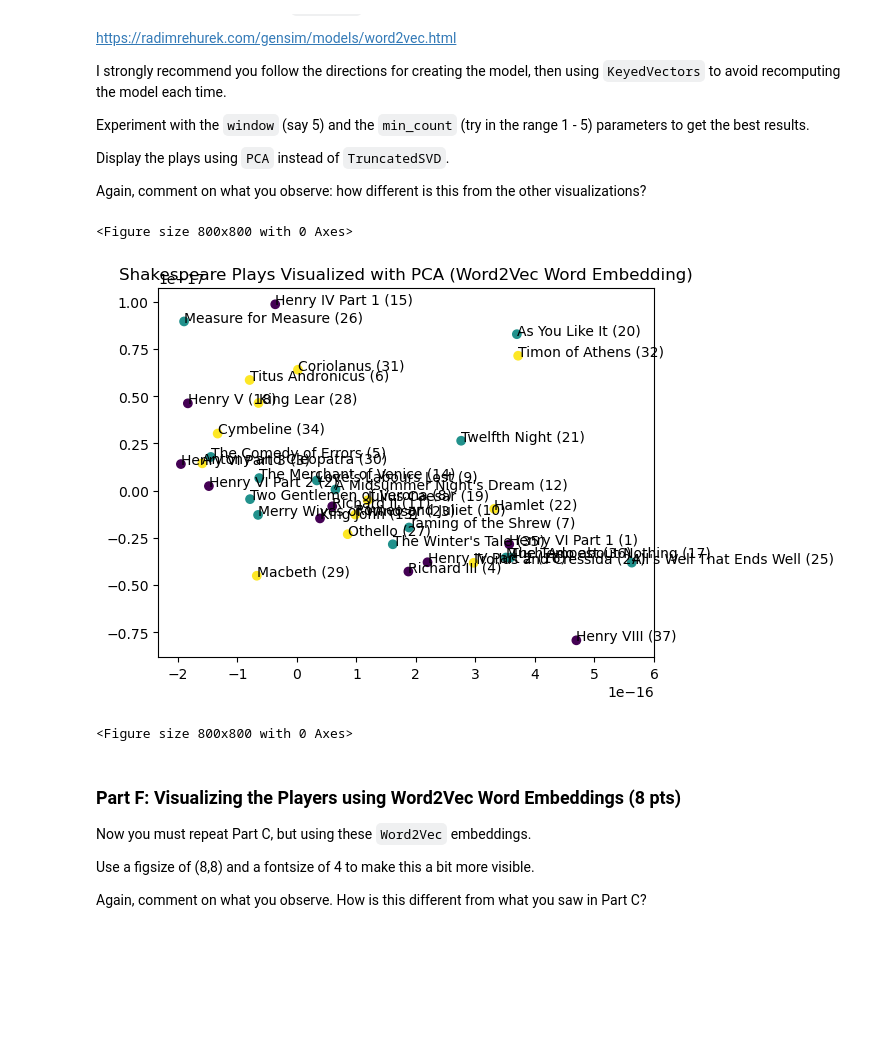
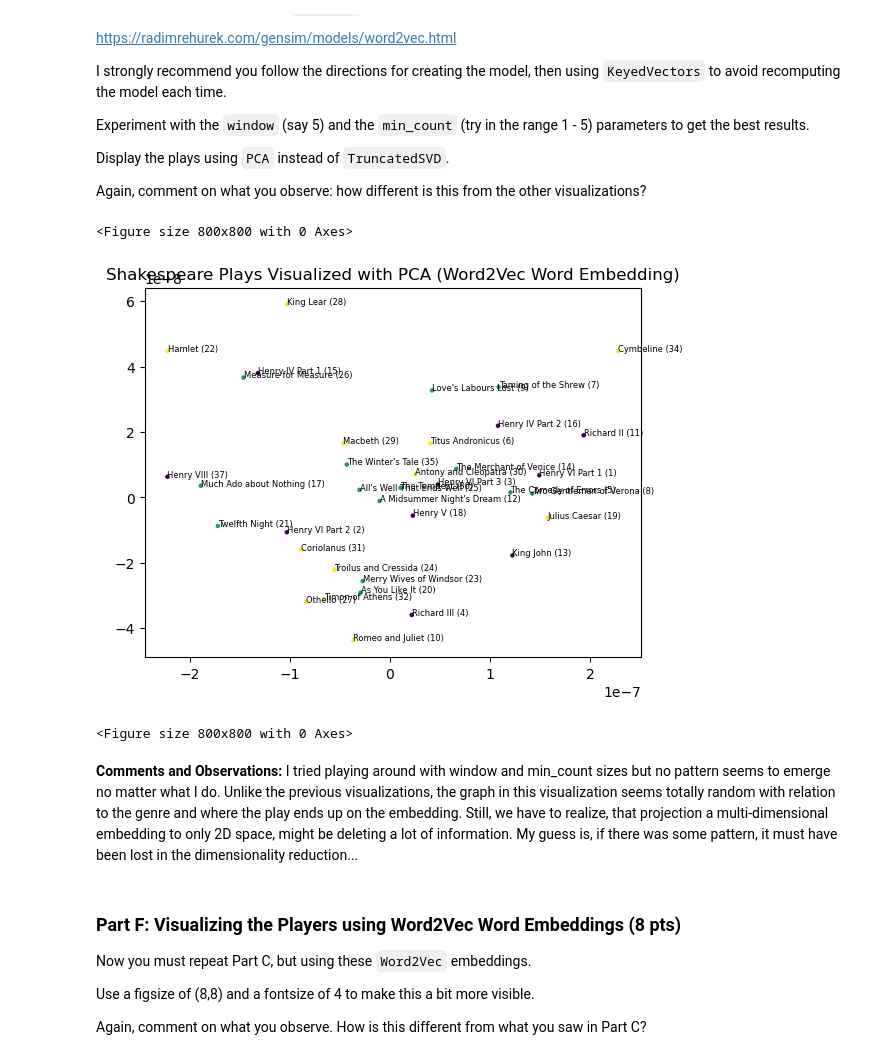
Before and after one commit to Aseeef/NLP-Classification-HW4, a Jupyter notebook: HW04.ipynb, the cells around one changed output. Drawn from its saved outputs; the diff is of its cells as text; code cells hidden in the pictures; blank space fills up the shorter version.

```diff
--- a/HW04.ipynb
+++ b/HW04.ipynb
@@ -379,16 +395,18 @@ for play in cleaned_play_lines_dict:
 # convert each play into a row vector by averaging term frequencies
 word_embedded_matrix_list = []
 for play in play_word_freq_dict:
-    word_freq_dict = play_word_freq_dict[play] # a dict of the CURRENT play
+    word_freq_dict_current_play = play_word_freq_dict[play] # a dict of the CURRENT play
     word_to_avg = {}
-    for word in word_freq_dict:
+    for word in all_words:
         cnt = 0
-        for neighbor_word in word_freq_dict[word]:
-            cnt += word_freq_dict[word][neighbor_word]
-        cnt /= len(word_freq_dict) # divide by the total number of words across the CURRENT play
-        word_to_avg[word] = cnt
+        for neighbor_word in word_freq_dict_current_play[word]:
+            cnt += word_freq_dict_current_play[word][neighbor_word]
+        cnt /= len(word_freq_dict_current_play) # divide by the total number of words across the CURRENT play
+        word_to_avg[word] = cnt # words not in this play will have a count of 0
     row_vector = list(word_to_avg.values())
-    assert len(row_vector) == len(all_words) # the length of this row vector should be the same as the total num of words
+    # make sure the length of this row vector should be the same as the total num of words
+    # if its not we are doing something wrong and won't be able to combine these into a matrix
+    assert len(row_vector) == len(all_words)
     word_embedded_matrix_list += [row_vector]
 # convert the 2d list into a real matrix
 word_embedded_matrix = np.array(word_embedded_matrix_list)
@@ -402,9 +420,9 @@ else:
 # %%
 plt.title("Shakespeare Plays Visualized with PCA (DYI Word Embedding)")
 X, Y = (truncated_matrix_word_embeddings[:,0], truncated_matrix_word_embeddings[:,1])
-plt.scatter(X, Y, c=play_genre_as_numbers)
+plt.scatter(X, Y, c=play_genre_as_numbers, s=5)
 for play,i in zip(play_lines_dict.keys(), range(len(play_lines_dict.keys()))):
-    plt.annotate(F"{play} ({play_chronological[i]})", xy=(X[i], Y[i]))
+    plt.annotate(F"{play} ({play_chronological[i]})", xy=(X[i], Y[i]), fontsize=6)
 plt.figure(figsize=(8, 8))
 # %% [output]
 <Figure size 800x800 with 0 Axes>
@@ -434,17 +452,19 @@ Again, comment on what you observe: how different is this from the other visuali
 # %%
 from gensim.models import Word2Vec, KeyedVectors
 
-GENERATE_NEW_MODEL_EVERY_TIME = False
+# a control variable to avoid regenerating the model on every run
+GENERATE_NEW_MODEL_EVERY_TIME = True
+
 play_to_models = {}
 
-for play in cleaned_play_lines_dict: #TODO: used the "cleaned" lines or not? Yes, use spacy but tell what you did
+for play in cleaned_play_lines_dict:
     try:
         if GENERATE_NEW_MODEL_EVERY_TIME:
             raise FileNotFoundError # manually trigger the error to generate new stuff
         wv_model = KeyedVectors.load(F"models/plays/{play}.wv", mmap='r')
     except FileNotFoundError:
         split_string_sentences = [sentence.split(' ') for sentence in cleaned_play_lines_dict[play]]
-        model = Word2Vec(sentences=split_string_sentences, window=5, min_count=3, workers=6)
+        model = Word2Vec(sentences=split_string_sentences, window=3, min_count=2)
         wv_model = model.wv
         wv_model.save(F"models/plays/{play}.wv")
     play_to_models[play] = wv_model
@@ -452,23 +472,26 @@ for play in cleaned_play_lines_dict: #TODO: used the "cleaned" lines or not? Yes
 full_word2vec_play_matrix = []
 for play in cleaned_play_lines_dict:
     key_vec: KeyedVectors = play_to_models[play]
-    word_vectors = [key_vec[word] for word in key_vec.key_to_index]
+    word_matrix = np.array([key_vec[word] for word in key_vec.index_to_key])
     pca = PCA(n_components=2)
-    reduced_matrix = pca.fit_transform(word_vectors)
+    reduced_matrix = pca.fit_transform(word_matrix)
     column_averages = np.mean(reduced_matrix, axis=0)
     full_word2vec_play_matrix += [column_averages]
 full_word2vec_play_matrix = np.array(full_word2vec_play_matrix)
 # %%
 plt.title("Shakespeare Plays Visualized with PCA (Word2Vec Word Embedding)")
 X, Y = (full_word2vec_play_matrix[:,0], full_word2vec_play_matrix[:,1])
-plt.scatter(X, Y, c=play_genre_as_numbers)
+plt.scatter(X, Y, c=play_genre_as_numbers, s=5)
 for play,i in zip(cleaned_play_lines_dict.keys(), range(len(cleaned_play_lines_dict.keys()))):
-    plt.annotate(F"{play} ({play_chronological[i]})", xy=(X[i], Y[i]))
+    plt.annotate(F"{play} ({play_chronological[i]})", xy=(X[i], Y[i]), fontsize=6)
 plt.figure(figsize=(8, 8))
 # %% [output]
 <Figure size 800x800 with 0 Axes>
-[figure, old version]
+[figure, new version]
 <Figure size 800x800 with 0 Axes>
+# %% [markdown]
+**Comments and Observations:**
+I tried playing around with window and min_count sizes but no pattern seems to emerge no matter what I do. Unlike the previous visualizations, the graph in this visualization seems totally random with relation to the genre and where the play ends up on the embedding. Still, we have to realize, that projection a multi-dimensional embedding to only 2D space, might be deleting a lot of information. My guess is, if there was some pattern, it must have been lost in the dimensionality reduction...
 # %% [markdown]
 ### Part F:  Visualizing the Players using Word2Vec Word Embeddings (8 pts)
 
```
Also changed, not shown: parts of 41 cells of this notebook, 1 other file.
